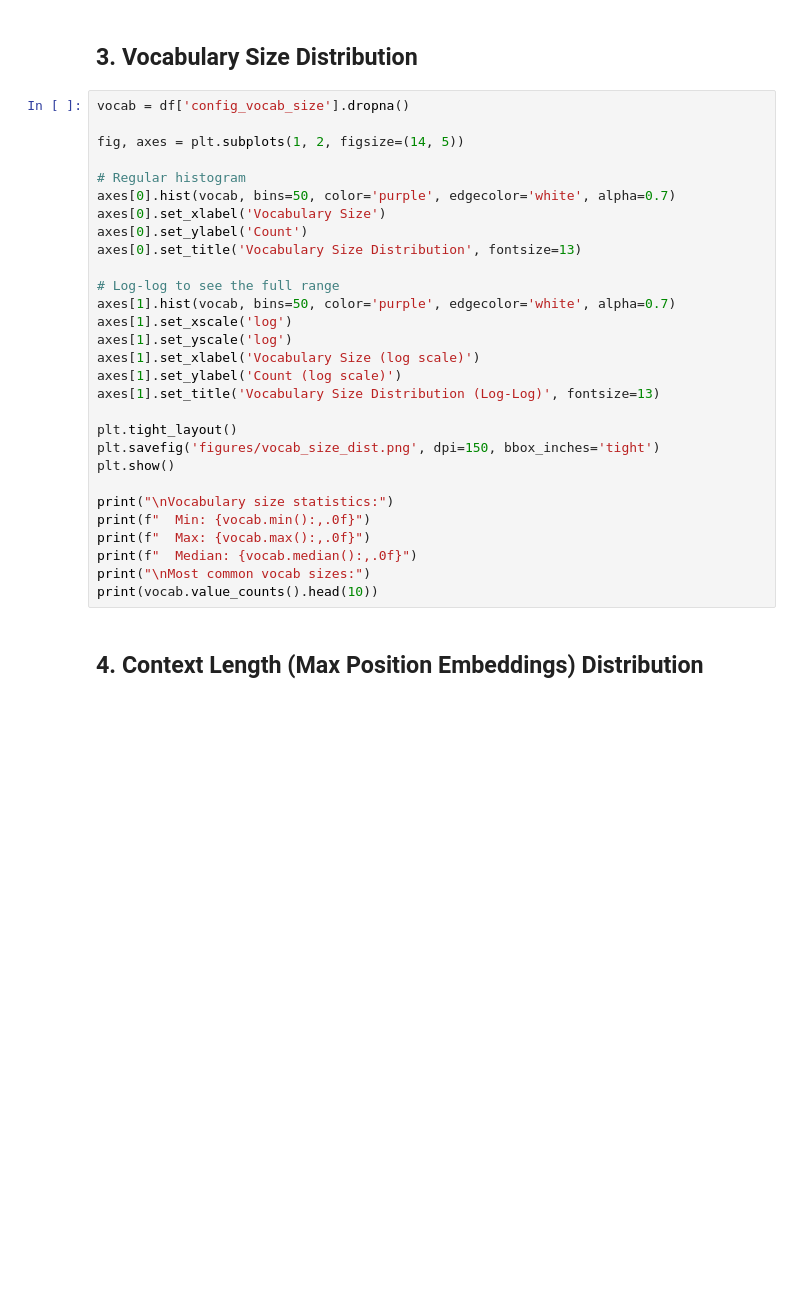
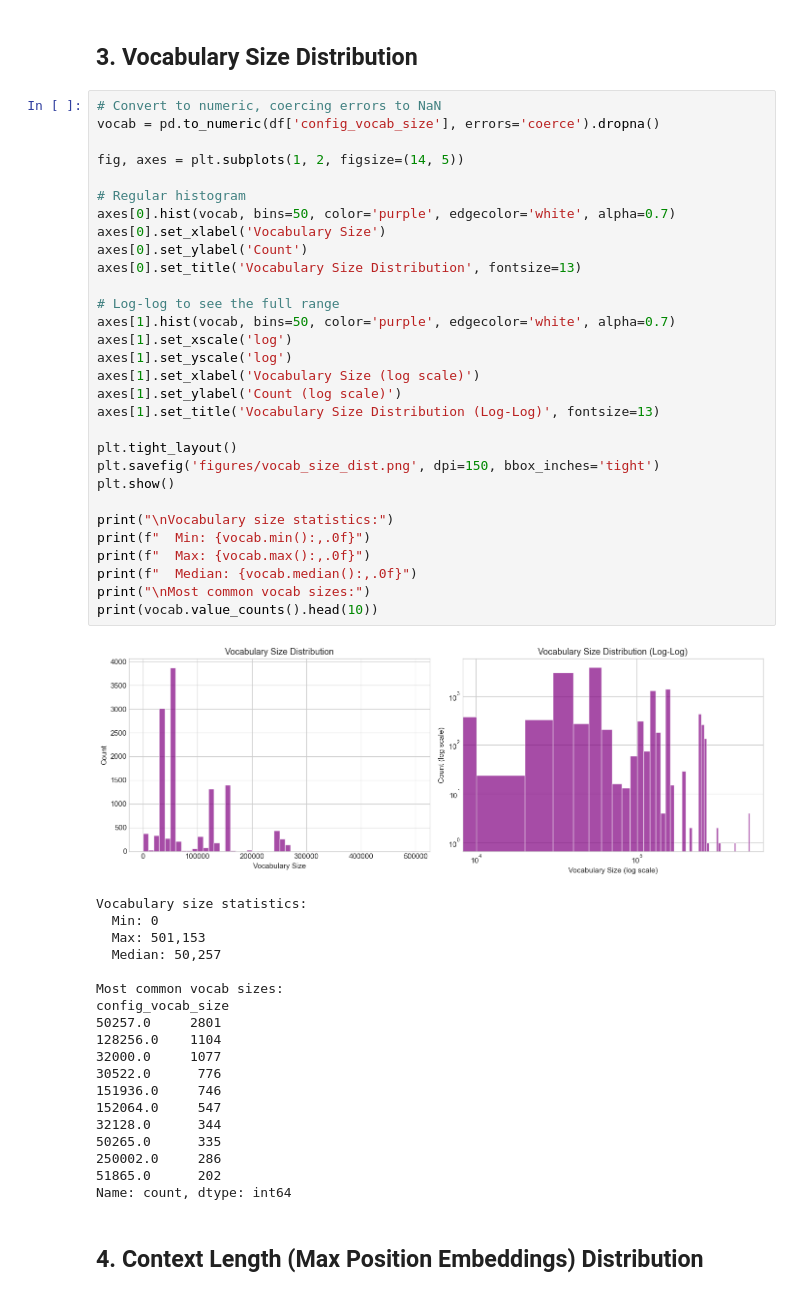
Before and after one commit to hamidahoderinwale/hfconfig, a Jupyter notebook: 02_parameter_distributions.ipynb, the cells around one changed output. Drawn from its saved outputs; the diff is of its cells as text; blank space fills up the shorter version.

```diff
--- a/02_parameter_distributions.ipynb
+++ b/02_parameter_distributions.ipynb
@@ -113,34 +121,55 @@ ValueError: invalid literal for int() with base 10: '12.0'
 # %% [markdown]
 ## 3. Vocabulary Size Distribution
 # %%
-vocab = df['config_vocab_size'].dropna()
+# Convert to numeric, coercing errors to NaN
+vocab = pd.to_numeric(df['config_vocab_size'], errors='coerce').dropna()
 
 fig, axes = plt.subplots(1, 2, figsize=(14, 5))
 
 # Regular histogram
 axes[0].hist(vocab, bins=50, color='purple', edgecolor='white', alpha=0.7)
 axes[0].set_xlabel('Vocabulary Size')
 axes[0].set_ylabel('Count')
 axes[0].set_title('Vocabulary Size Distribution', fontsize=13)
 
 # Log-log to see the full range
 axes[1].hist(vocab, bins=50, color='purple', edgecolor='white', alpha=0.7)
 axes[1].set_xscale('log')
 axes[1].set_yscale('log')
 axes[1].set_xlabel('Vocabulary Size (log scale)')
 axes[1].set_ylabel('Count (log scale)')
 axes[1].set_title('Vocabulary Size Distribution (Log-Log)', fontsize=13)
 
 plt.tight_layout()
 plt.savefig('figures/vocab_size_dist.png', dpi=150, bbox_inches='tight')
 plt.show()
 
 print("\nVocabulary size statistics:")
 print(f"  Min: {vocab.min():,.0f}")
 print(f"  Max: {vocab.max():,.0f}")
 print(f"  Median: {vocab.median():,.0f}")
 print("\nMost common vocab sizes:")
 print(vocab.value_counts().head(10))
+# %% [output]
+[figure, added]
+Vocabulary size statistics:
+  Min: 0
+  Max: 501,153
+  Median: 50,257
+
+Most common vocab sizes:
+config_vocab_size
+50257.0     2801
+128256.0    1104
+32000.0     1077
+30522.0      776
+151936.0     746
+152064.0     547
+32128.0      344
+50265.0      335
+250002.0     286
+51865.0      202
+Name: count, dtype: int64
 # %% [markdown]
 ## 4. Context Length (Max Position Embeddings) Distribution
 # %%
```
Also changed, not shown: parts of 10 cells of this notebook.
